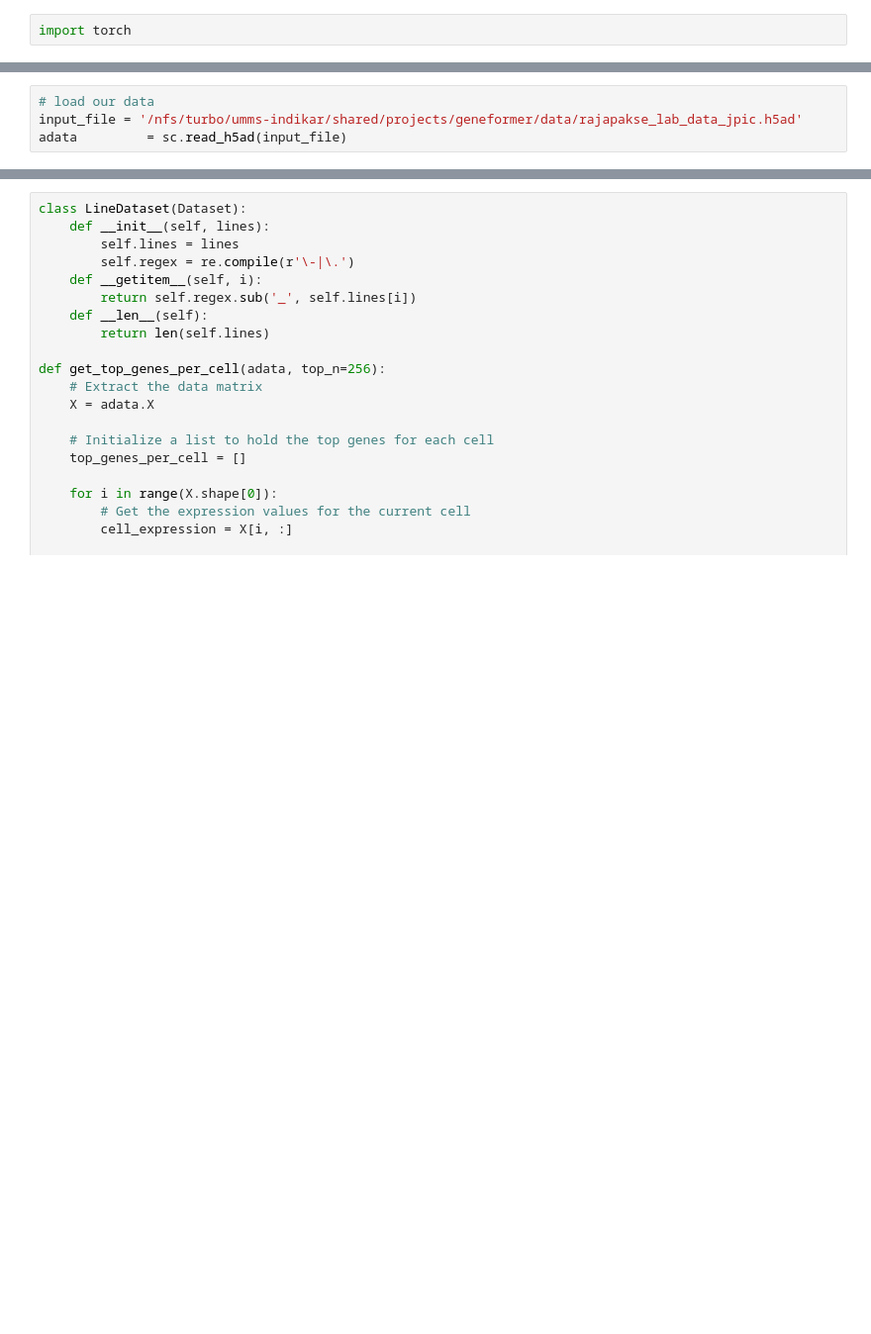
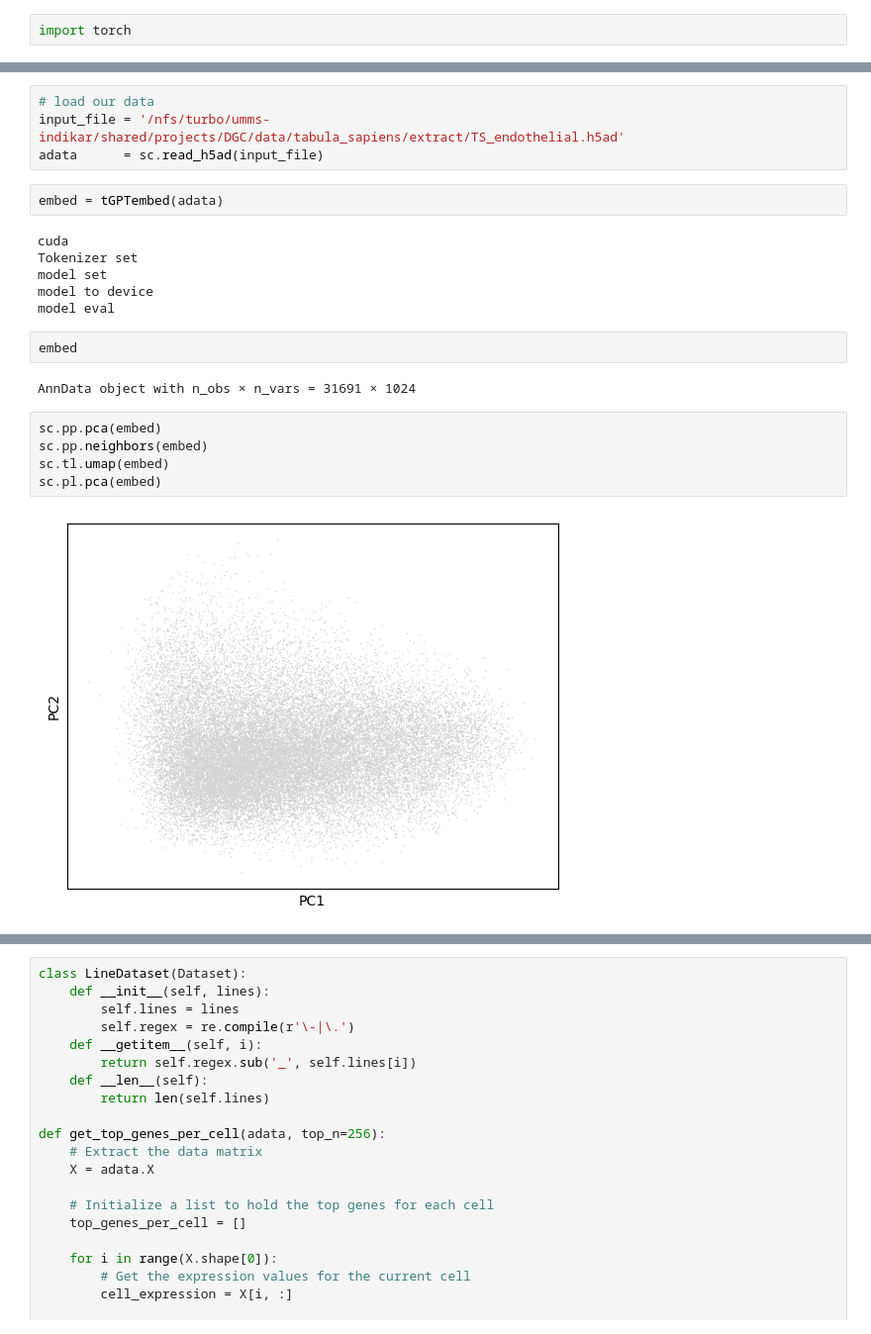
Before and after one commit to Jpickard1/scFoundationModels, a Jupyter notebook: notebooks/anndata2embedding/tGPT.ipynb, the cells around one changed output, grey strips where cells are left out. Shown at 99% size. Drawn from its saved outputs; the diff is of its cells as text; blank space fills up the shorter version.

```diff
--- a/notebooks/anndata2embedding/tGPT.ipynb
+++ b/notebooks/anndata2embedding/tGPT.ipynb
@@ -83,4 +179,23 @@ from transformers import PreTrainedTokenizerFast, GPT2LMHeadModel, GPT2Model
 # %%
 # load our data
-input_file = '/nfs/turbo/umms-indikar/shared/projects/geneformer/data/rajapakse_lab_data_jpic.h5ad'
-adata         = sc.read_h5ad(input_file)
+input_file = '/nfs/turbo/umms-indikar/shared/projects/DGC/data/tabula_sapiens/extract/TS_endothelial.h5ad'
+adata      = sc.read_h5ad(input_file)
+# %%
+embed = tGPTembed(adata)
+# %% [output]
+cuda
+Tokenizer set
+model set
+model to device
+model eval
+# %%
+embed
+# %% [output]
+AnnData object with n_obs × n_vars = 31691 × 1024
+# %%
+sc.pp.pca(embed)
+sc.pp.neighbors(embed)
+sc.tl.umap(embed)
+sc.pl.pca(embed)
+# %% [output]
+[figure, added]
```
Also changed, not shown: parts of 12 cells of this notebook, 10 other files.
